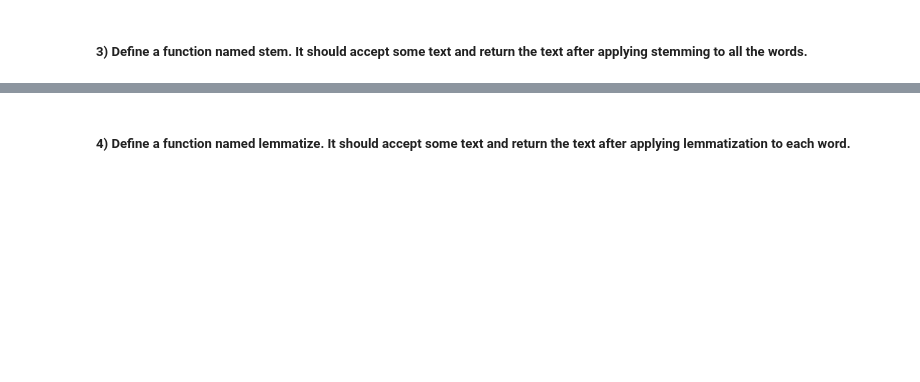
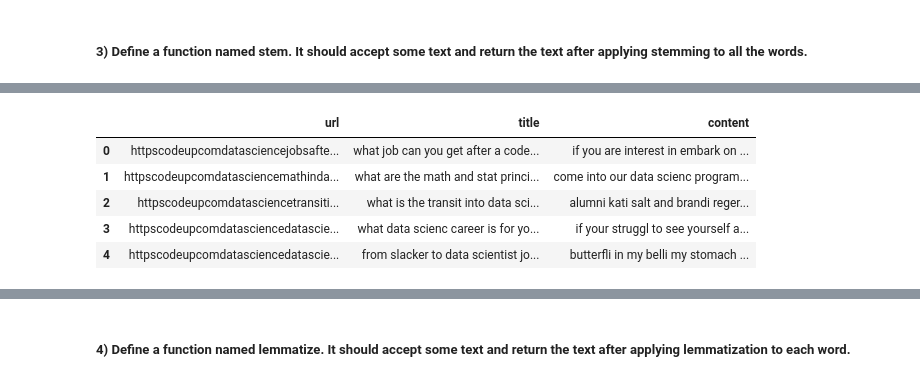
Before and after one commit to Cayt-Schlichting/natural-language-processing-exercises, a Jupyter notebook: prepare_workbook.ipynb, the cells around one changed output, grey strips where cells are left out. Saved outputs shown, nothing was run; the diff lists cells and outputs as text; code cells hidden in the pictures; blank space fills up the shorter version.

```diff
--- a/prepare_workbook.ipynb
+++ b/prepare_workbook.ipynb
@@ -113,2 +127,11 @@ blogs
 # %% [markdown]
 ##### 3) Define a function named stem. It should accept some text and return the text after applying stemming to all the words.
+# %%
+def stem(words):
+    #create stemmer
+    ss = nltk.stem.snowball.SnowballStemmer("english")
+    #for each word in string, run stemmer and store as list of individual words
+    stemmed = [ss.stem(word) for word in words.split()]
+    #recombine into one string and return
+    #join concats the list with whatever string is provided - in this case a space
+    return ' '.join(stemmed)
@@ -114,0 +148,9 @@ blogs
+# %%
+blogs.applymap(stem)
+# %% [output]
+|  | url | title | content |
+| 0 | httpscodeupcomdatasciencejobsafte... | what job can you get after a code... | if you are interest in embark on ... |
+| 1 | httpscodeupcomdatasciencemathinda... | what are the math and stat princi... | come into our data scienc program... |
+| 2 | httpscodeupcomdatasciencetransiti... | what is the transit into data sci... | alumni kati salt and brandi reger... |
+| 3 | httpscodeupcomdatasciencedatascie... | what data scienc career is for yo... | if your struggl to see yourself a... |
+| 4 | httpscodeupcomdatasciencedatascie... | from slacker to data scientist jo... | butterfli in my belli my stomach ... |
```
Also changed, not shown: parts of 22 cells of this notebook.
